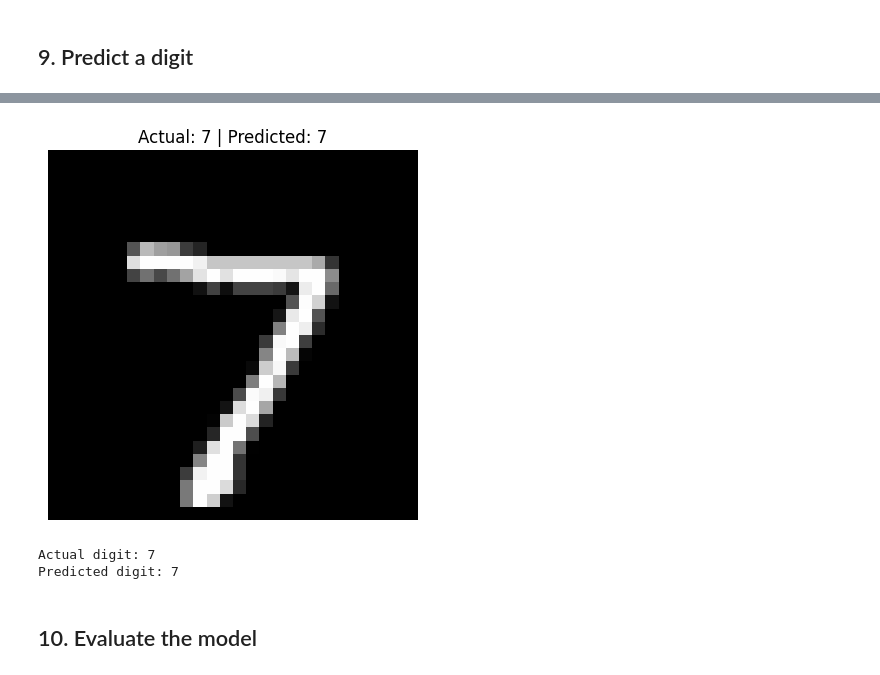
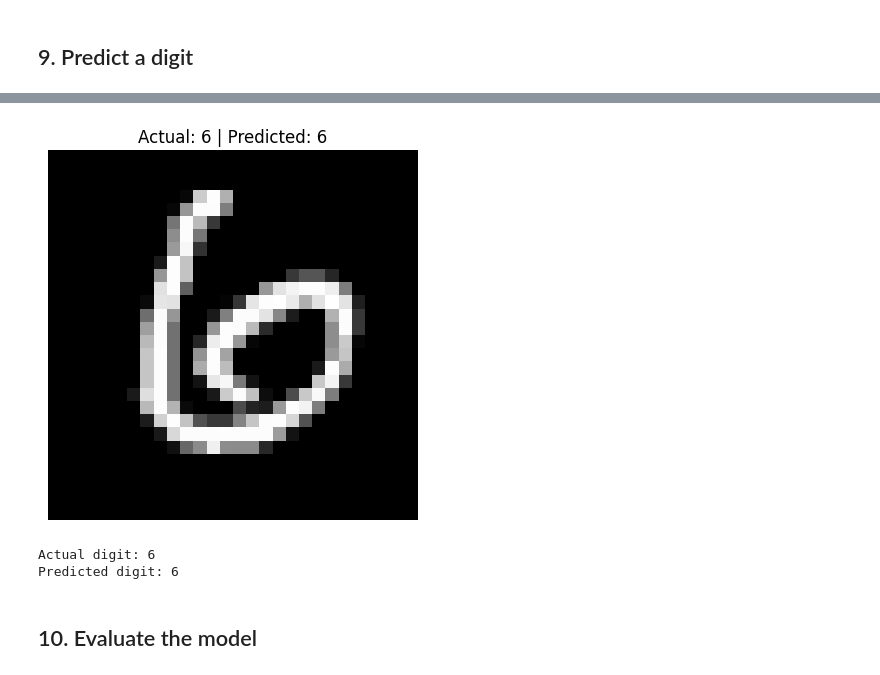
Before and after one commit to vaishnavi190124/ML-Practicals, a Jupyter notebook: Basic_DNN_Digit_Classification.ipynb, the cells around one changed output, grey strips where cells are left out. Saved outputs shown, nothing was run; the diff lists cells and outputs as text; code cells hidden in the pictures.

```diff
--- a/Basic_DNN_Digit_Classification.ipynb
+++ b/Basic_DNN_Digit_Classification.ipynb
@@ -57,7 +57,7 @@ Image size: (28, 28)
 # %%
 model = Sequential([
     Flatten(input_shape=(28, 28)),
-    Dense(128, activation="relu"),
+    Dense(64, activation="relu"),
     Dense(10, activation="softmax")
 ])
 
@@ -153,15 +153,15 @@ plt.show()
 # %% [markdown]
 ## 9. Predict a digit
 # %%
-prediction = model.predict(X_test[0:1])
+prediction = model.predict(X_test[11:12])
 predicted_digit = np.argmax(prediction)
 
-plt.imshow(X_test[0], cmap="gray")
-plt.title("Actual: " + str(y_test[0]) +
+plt.imshow(X_test[11], cmap="gray")
+plt.title("Actual: " + str(y_test[11]) +
           " | Predicted: " + str(predicted_digit))
 plt.axis("off")
 plt.show()
 
-print("Actual digit:", y_test[0])
+print("Actual digit:", y_test[11])
 print("Predicted digit:", predicted_digit)
 # %% [output]
@@ -169,6 +169,6 @@ print("Predicted digit:", predicted_digit)
-[figure, old version]
+[figure, new version]
-Actual digit: 7
-Predicted digit: 7
+Actual digit: 6
+Predicted digit: 6
 # %% [markdown]
 ## 10. Evaluate the model
 # %%
```
Also changed, not shown: parts of 9 cells of this notebook.
